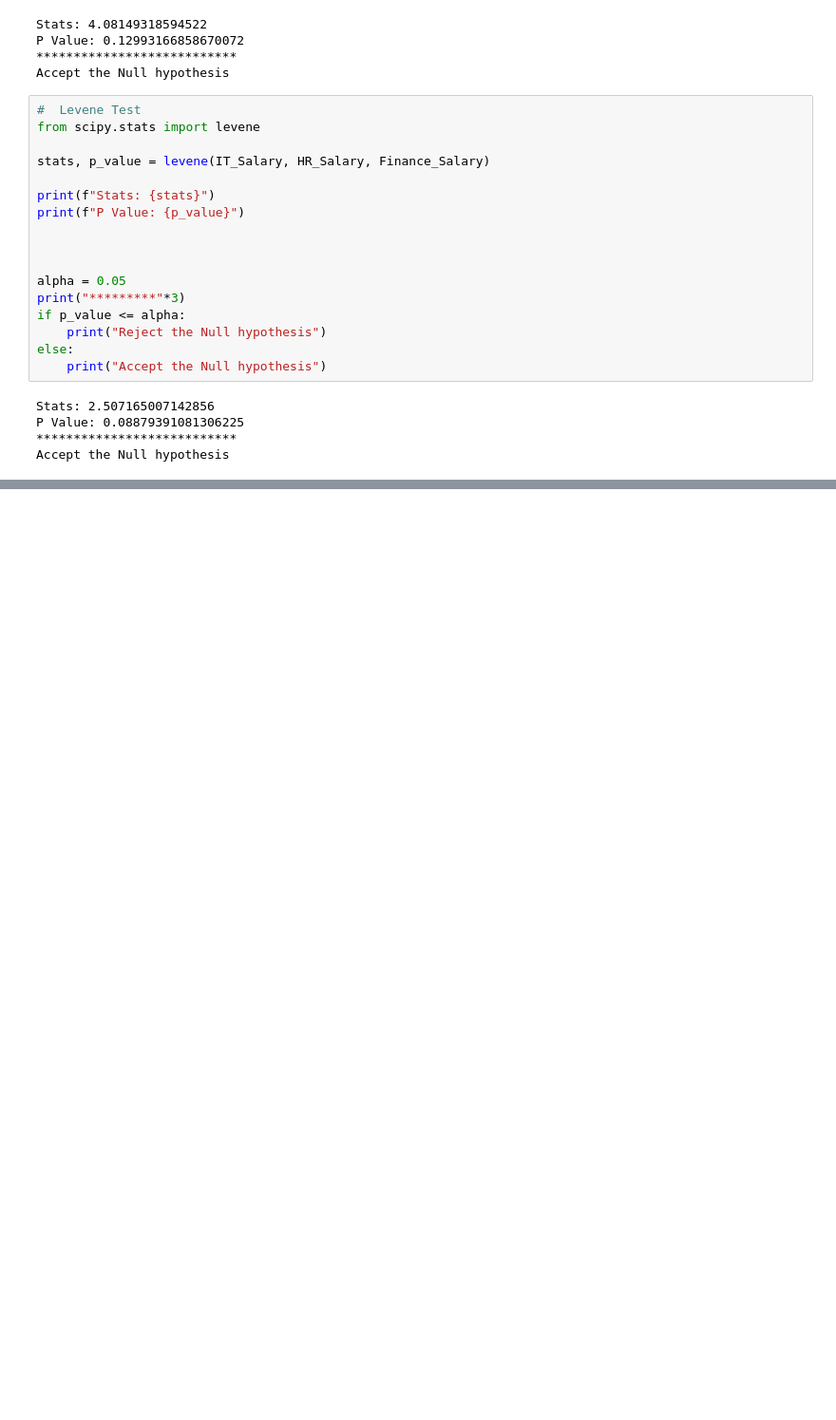
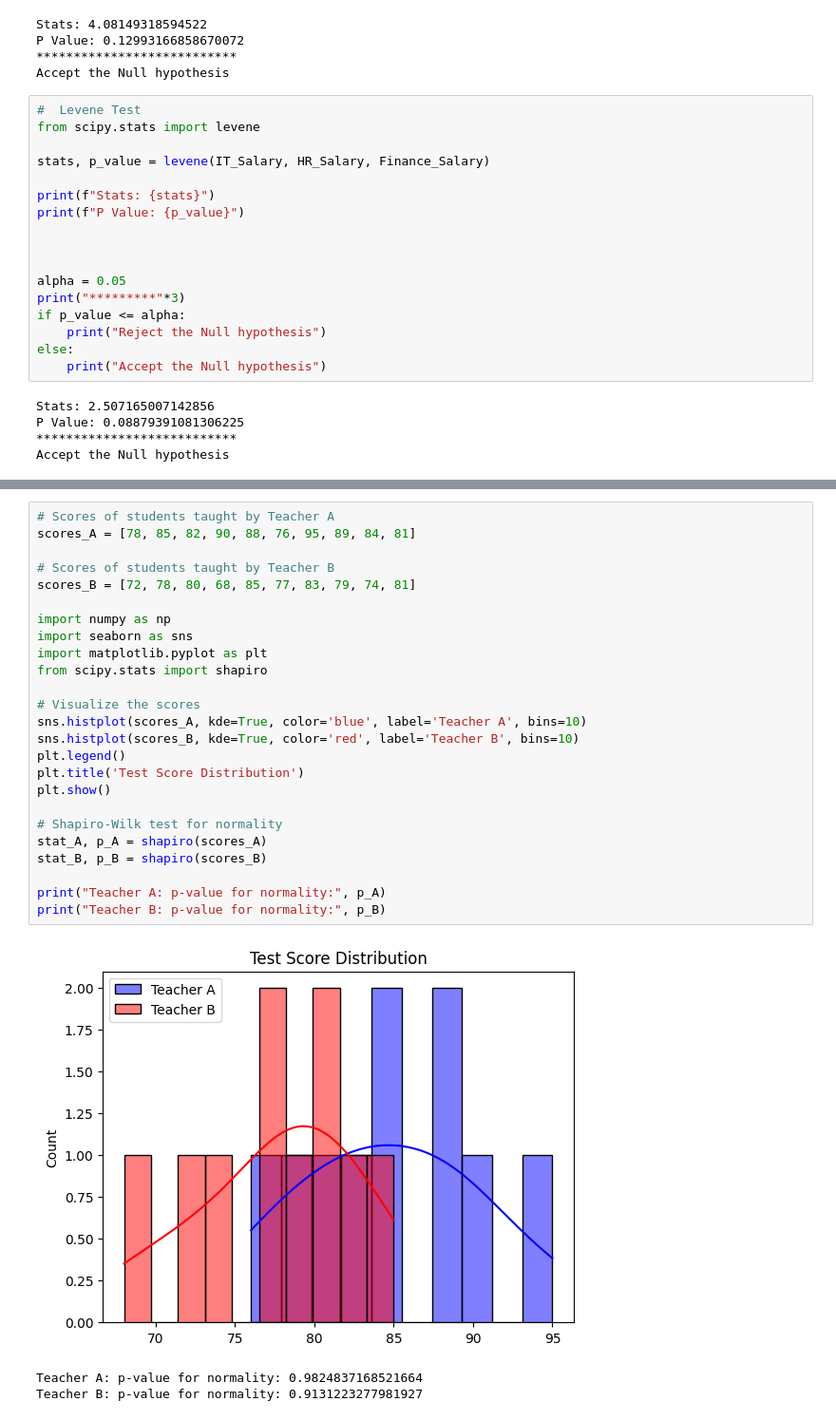
Before and after one commit to NadirAliOfficial/Data-Science-Course-IBA, a Jupyter notebook: practice/d7_MidExam_Practice.ipynb, the cells around one changed output, grey strips where cells are left out. Shown at 95% size. Cells and saved outputs as stored; diff of their text form; blank space fills up the shorter version.

```diff
--- a/practice/d7_MidExam_Practice.ipynb
+++ b/practice/d7_MidExam_Practice.ipynb
@@ -769,0 +796,29 @@ Accept the Null hypothesis
+# %%
+# Scores of students taught by Teacher A
+scores_A = [78, 85, 82, 90, 88, 76, 95, 89, 84, 81]
+
+# Scores of students taught by Teacher B
+scores_B = [72, 78, 80, 68, 85, 77, 83, 79, 74, 81]
+
+import numpy as np
+import seaborn as sns
+import matplotlib.pyplot as plt
+from scipy.stats import shapiro
+
+# Visualize the scores
+sns.histplot(scores_A, kde=True, color='blue', label='Teacher A', bins=10)
+sns.histplot(scores_B, kde=True, color='red', label='Teacher B', bins=10)
+plt.legend()
+plt.title('Test Score Distribution')
+plt.show()
+
+# Shapiro-Wilk test for normality
+stat_A, p_A = shapiro(scores_A)
+stat_B, p_B = shapiro(scores_B)
+
+print("Teacher A: p-value for normality:", p_A)
+print("Teacher B: p-value for normality:", p_B)
+# %% [output]
+[figure, added]
+Teacher A: p-value for normality: 0.9824837168521664
+Teacher B: p-value for normality: 0.9131223277981927
```
Also changed, not shown: parts of 3 cells of this notebook, 1 other file.
